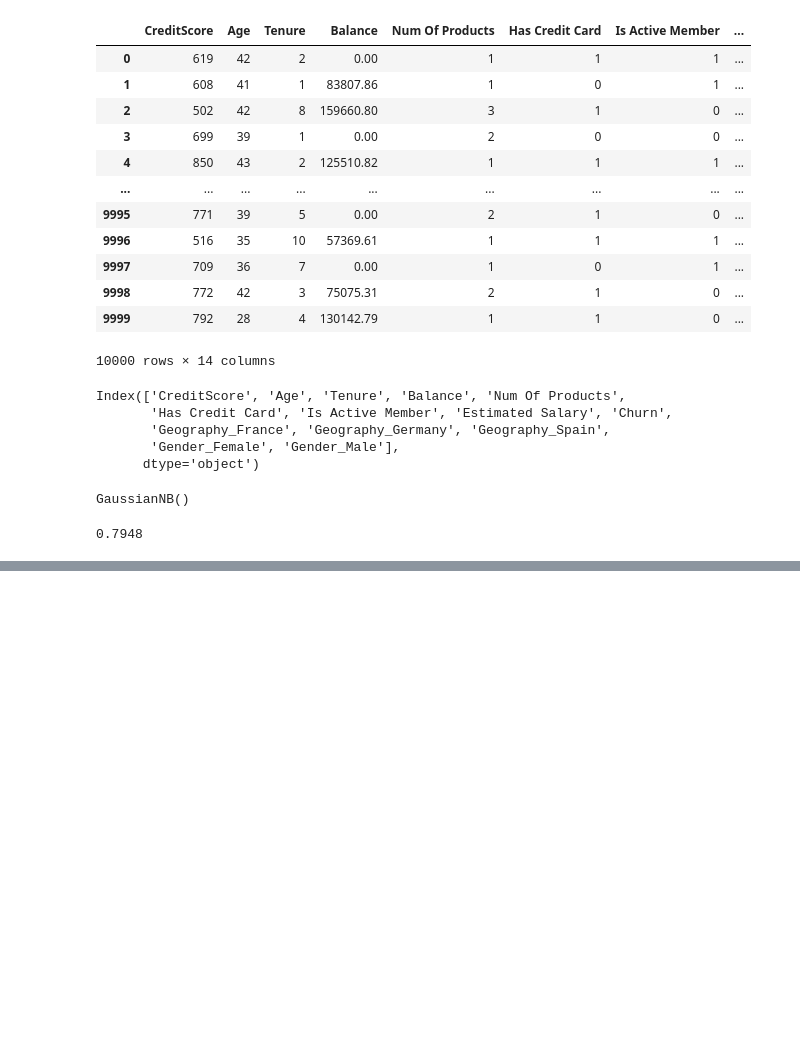
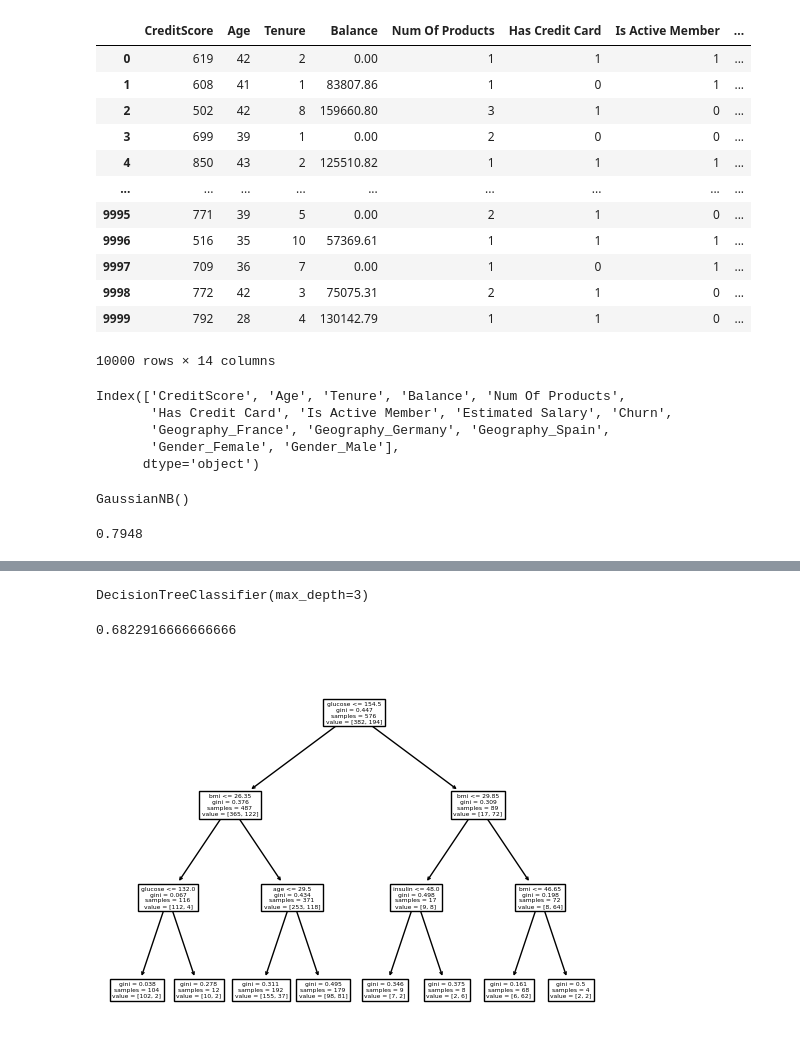
Before and after one commit to Nihal-IbnNizar/Data-Science-and-AI, a Jupyter notebook: DataSci_&_AI.ipynb, the cells around one changed output, grey strips where cells are left out. Drawn from its saved outputs; the diff is of its cells as text; code cells hidden in the pictures; blank space fills up the shorter version.

```diff
--- a/DataSci_&_AI.ipynb
+++ b/DataSci_&_AI.ipynb
@@ -718,0 +743,14 @@ accuracy_score(y_test,y_pred)
+# %%
+y = df['diabetes']
+X = df[['pregnancies', 'glucose', 'diastolic', 'triceps', 'insulin', 'bmi',
+       'dpf', 'age']]
+# %%
+from sklearn.model_selection import train_test_split
+X_train,X_test,y_train,y_test=train_test_split(X,y,random_state=2529)
+# %%
+from sklearn.tree import DecisionTreeClassifier, plot_tree
+dtc = DecisionTreeClassifier(max_depth=3)  #defines the no. of splitting or branches in the tree
+# %%
+dtc.fit(X_train,y_train)
+# %% [output]
+DecisionTreeClassifier(max_depth=3)
@@ -718,0 +759,10 @@ accuracy_score(y_test,y_pred)
+# %%
+from sklearn.metrics import accuracy_score
+accuracy_score(y_test,y_pred)
+# %% [output]
+0.6822916666666666
+# %%
+#plot_tree(dtc);
+plot_tree(dtc,feature_names=X.columns);
+# %% [output]
+[figure, added]
```
Also changed, not shown: parts of 15 cells of this notebook.
